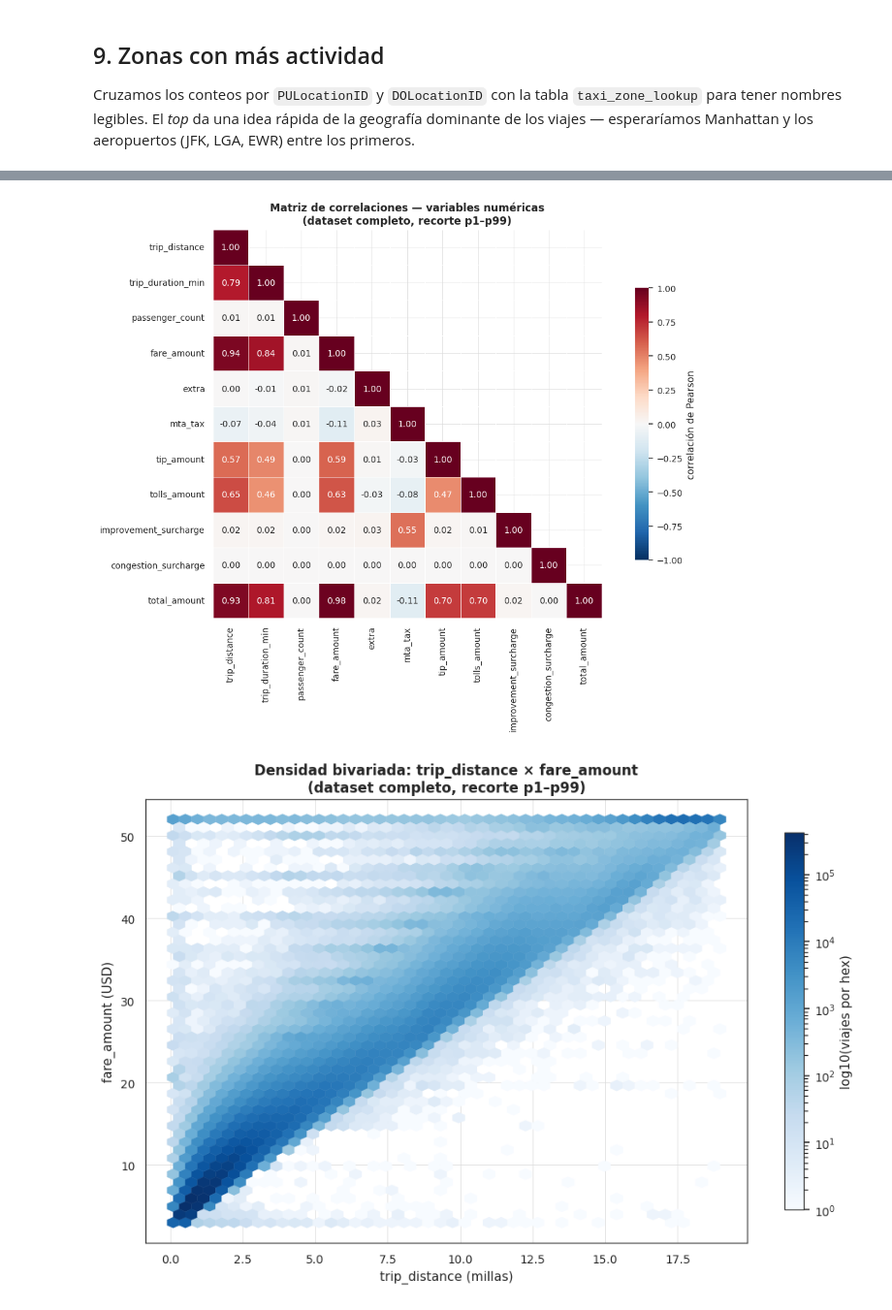
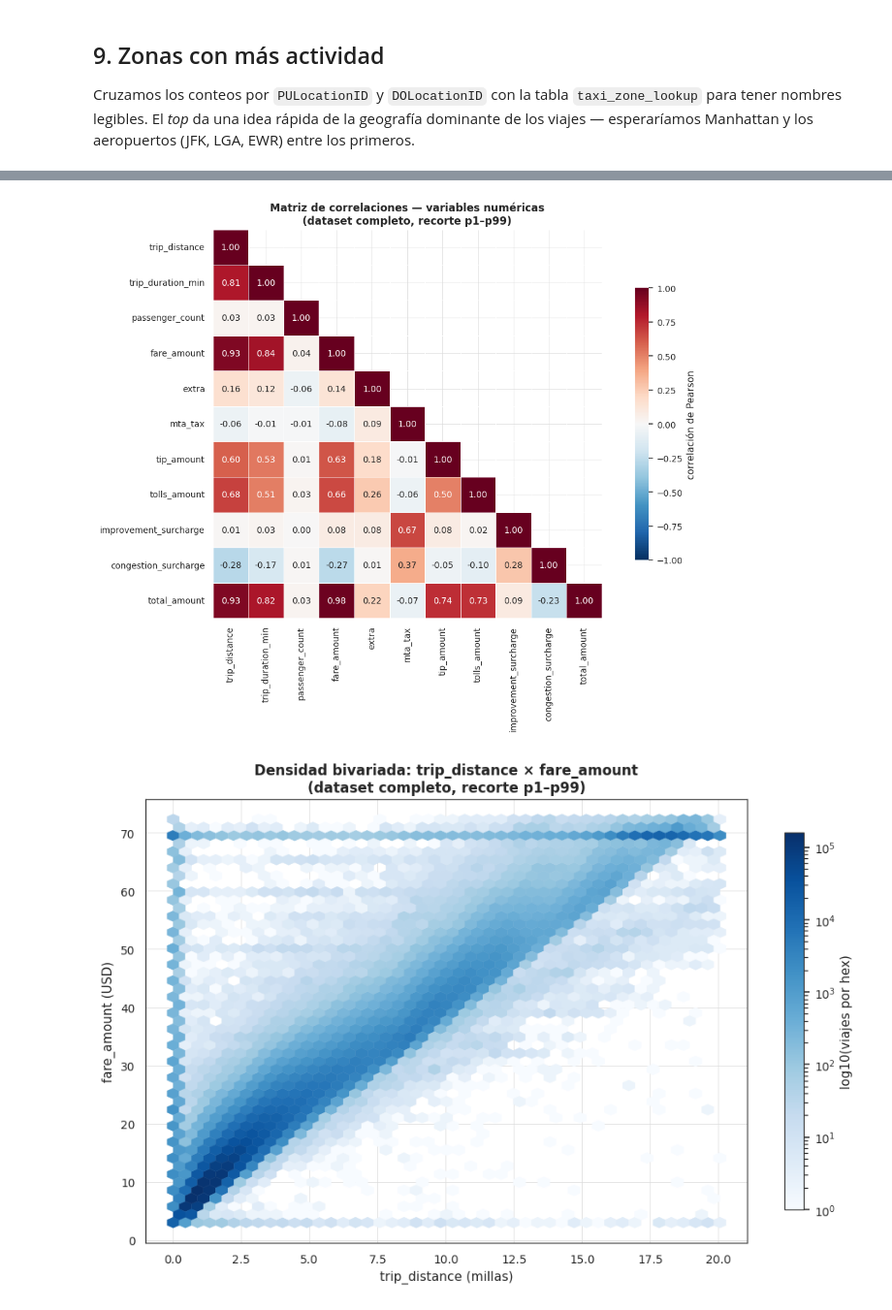
Before and after one commit to jgalanl/datalakehouse, a Jupyter notebook: src/notebooks/bronze/explore.ipynb, the cells around one changed output, grey strips where cells are left out. Shown at 97% size. Drawn from its saved outputs; the diff is of its cells as text; code cells hidden in the pictures.

```diff
--- a/src/notebooks/bronze/explore.ipynb
+++ b/src/notebooks/bronze/explore.ipynb
@@ -73,14 +73,14 @@ La tabla de zonas (`taxi_zone_lookup.csv`, ~265 filas) se descarga
 también de la fuente y se usa más abajo para etiquetar los conteos por
 zona.
 # %%
-PARQUET_URL = "https://d37ci6vzurychx.cloudfront.net/trip-data/yellow_tripdata_2019-01.parquet"
+PARQUET_URL = "https://d37ci6vzurychx.cloudfront.net/trip-data/yellow_tripdata_2023-01.parquet"
 ZONES_URL   = "https://d37ci6vzurychx.cloudfront.net/misc/taxi_zone_lookup.csv"
 
 # El bind mount /opt/spark/src queda persistente entre ejecuciones del
 # contenedor — se reusa el fichero descargado.
 TMP_DIR = Path("/opt/spark/src/.tmp_explore")
 TMP_DIR.mkdir(parents=True, exist_ok=True)
-PARQUET_PATH = TMP_DIR / "yellow_tripdata_2019-01.parquet"
+PARQUET_PATH = TMP_DIR / "yellow_tripdata_2023-01.parquet"
 ZONES_PATH   = TMP_DIR / "taxi_zone_lookup.csv"
 
 if not PARQUET_PATH.exists():
@@ -92,11 +92,11 @@ if not ZONES_PATH.exists():
     urlretrieve(ZONES_URL, ZONES_PATH)
     print(f"  -> {ZONES_PATH.stat().st_size / 1024:.1f} KB")
 
-yt_jan19 = pd.read_parquet(PARQUET_PATH)
+yt_jan23 = pd.read_parquet(PARQUET_PATH)
 zl       = pd.read_csv(ZONES_PATH)
 
-n_yt = len(yt_jan19)
+n_yt = len(yt_jan23)
 n_zl = len(zl)
-print(f"Yellow taxi (2019-01):  {n_yt:>10,} filas, {len(yt_jan19.columns)} columnas")
+print(f"Yellow taxi (2023-01):  {n_yt:>10,} filas, {len(yt_jan23.columns)} columnas")
 print(f"Taxi zone lookup:       {n_zl:>10,} filas, {len(zl.columns)} columnas")
 # %% [output]
@@ -352,9 +345,9 @@ trabajamos con el `DataFrame` completo en pandas, sin submuestreo.
 # %%
 # Duración del viaje (minutos), calculada sobre el dataset completo.
 # La reusaremos en histogramas, correlaciones y hexbin.
-yt_jan19["trip_duration_min"] = (
-    (yt_jan19["tpep_dropoff_datetime"] - yt_jan19["tpep_pickup_datetime"])
+yt_jan23["trip_duration_min"] = (
+    (yt_jan23["tpep_dropoff_datetime"] - yt_jan23["tpep_pickup_datetime"])
     .dt.total_seconds() / 60.0
 )
-print(f"Filas para los análisis (dataset completo): {len(yt_jan19):,}")
+print(f"Filas para los análisis (dataset completo): {len(yt_jan23):,}")
 # %% [output]
@@ -565,7 +558,7 @@ corr_cols = [
 # filas vacías (toda NaN) que distorsionan la lectura de la matriz.
 present_cols = [
     c for c in corr_cols
-    if c in yt_jan19.columns and yt_jan19[c].notna().any()
+    if c in yt_jan23.columns and yt_jan23[c].notna().any()
 ]
 dropped = [c for c in corr_cols if c not in present_cols]
 if dropped:
@@ -575,12 +568,12 @@ if dropped:
 # (fares de 6 cifras, duraciones negativas por desfases de reloj) distorsionan
 # Pearson y harían parecer débiles relaciones que en realidad son fuertes.
 # Excepción: columnas donde p1 == p99 (casi constantes, p. ej. mta_tax,
-# improvement_surcharge, congestion_surcharge en 2019-01) — aplicar el clip
+# improvement_surcharge, congestion_surcharge en 2023-01) — aplicar el clip
 # las convertiría en constantes puras e invalidaría Pearson. En esos casos
 # se conservan los valores originales.
-clip_lo = yt_jan19[present_cols].quantile(0.01)
-clip_hi = yt_jan19[present_cols].quantile(0.99)
-clipped = yt_jan19[present_cols].copy()
+clip_lo = yt_jan23[present_cols].quantile(0.01)
+clip_hi = yt_jan23[present_cols].quantile(0.99)
+clipped = yt_jan23[present_cols].copy()
 for c in present_cols:
     if clip_lo[c] < clip_hi[c]:
         clipped[c] = clipped[c].clip(clip_lo[c], clip_hi[c])
@@ -608,31 +601,31 @@ ax.set_title("Matriz de correlaciones — variables numéricas\n(dataset complet
 plt.tight_layout()
 plt.show()
 # %% [output]
-[figure, old version]
+[figure, new version]
 # %%
 # Hexbin del par más fuerte: fare_amount × trip_distance, sobre el dataset
 # completo. Hexbin agrega densidad y escala bien con millones de puntos.
-clip_d = yt_jan19["trip_distance"].quantile([0.01, 0.99])
-clip_f = yt_jan19["fare_amount"].quantile([0.01, 0.99])
+clip_d = yt_jan23["trip_distance"].quantile([0.01, 0.99])
+clip_f = yt_jan23["fare_amount"].quantile([0.01, 0.99])
 mask = (
-    yt_jan19["trip_distance"].between(clip_d.iloc[0], clip_d.iloc[1])
-    & yt_jan19["fare_amount"].between(clip_f.iloc[0], clip_f.iloc[1])
+    yt_jan23["trip_distance"].between(clip_d.iloc[0], clip_d.iloc[1])
+    & yt_jan23["fare_amount"].between(clip_f.iloc[0], clip_f.iloc[1])
 )
-sub = yt_jan19.loc[mask, ["trip_distance", "fare_amount"]]
+sub = yt_jan23.loc[mask, ["trip_distance", "fare_amount"]]
 
 fig, ax = plt.subplots(figsize=(9, 6))
 hb = ax.hexbin(
     sub["trip_distance"], sub["fare_amount"],
     gridsize=45, cmap="Blues", mincnt=1, bins="log",
 )
 fig.colorbar(hb, ax=ax, label="log10(viajes por hex)", shrink=0.85)
 ax.set_title("Densidad bivariada: trip_distance × fare_amount\n(dataset completo, recorte p1–p99)")
 ax.set_xlabel("trip_distance (millas)")
 ax.set_ylabel("fare_amount (USD)")
 plt.tight_layout()
 plt.show()
 # %% [output]
-[figure, old version]
+[figure, new version]
 # %% [markdown]
 ## 11. Observaciones de esta primera mirada
 
```
Also changed, not shown: parts of 20 cells of this notebook, 9 other files.
